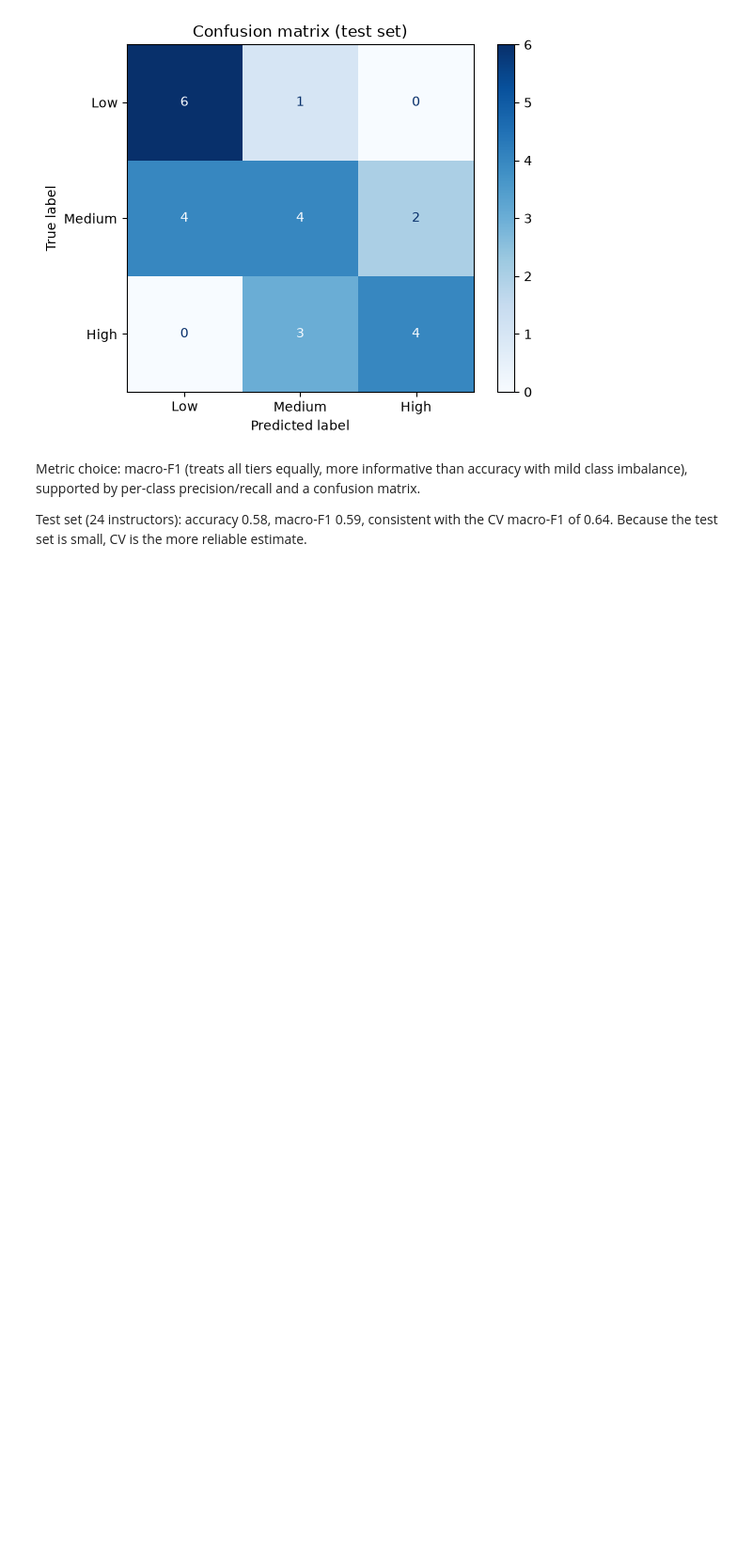
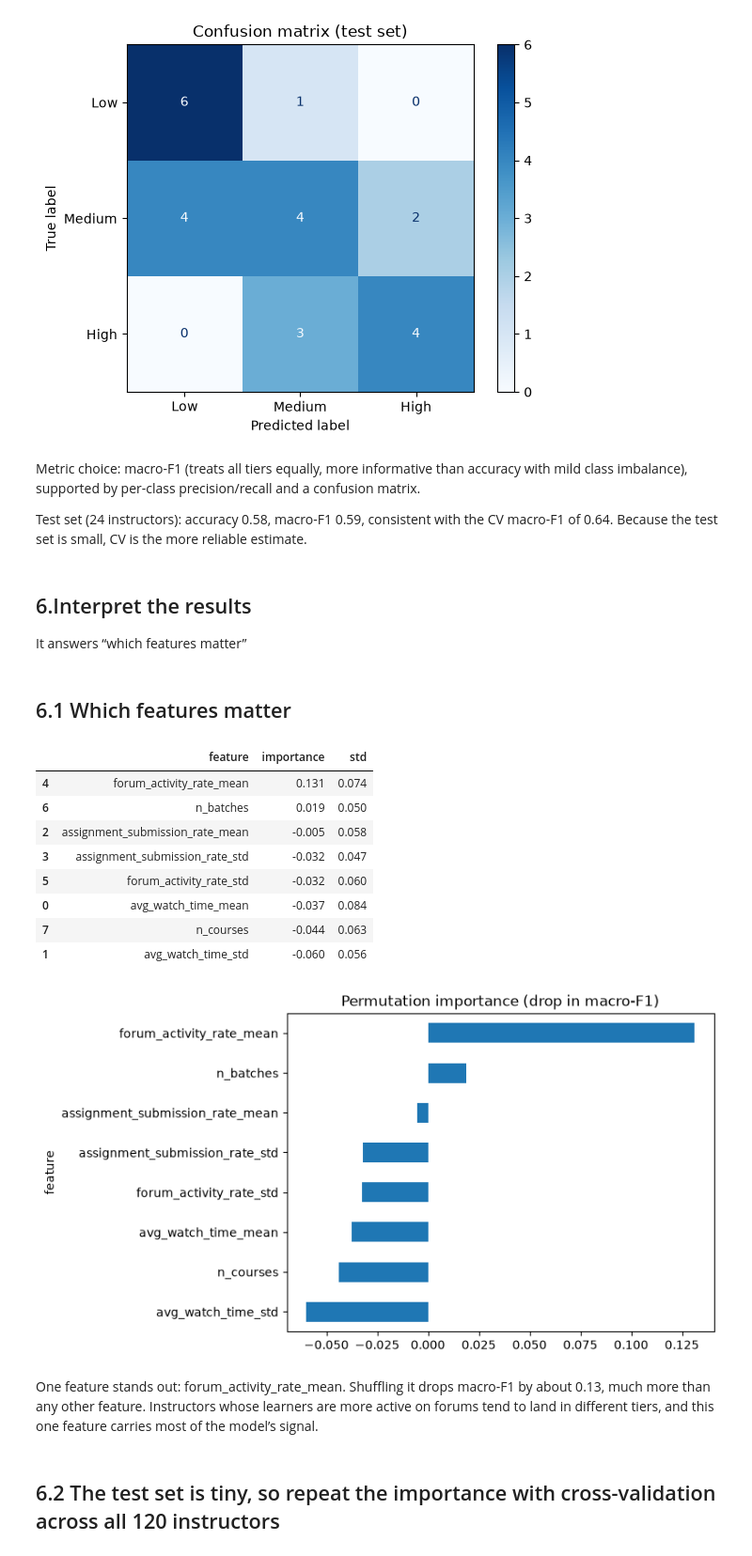
Before and after one commit to MdSahil1702/InternshipAssignments, a Jupyter notebook: Accredian Data Science & AI Content Specialist internship/Instructor_Effectiveness_Modeling.ipynb, the cells around one changed output. Shown at 94% size. Saved outputs shown, nothing was run; the diff lists cells and outputs as text; code cells hidden in the pictures; blank space fills up the shorter version.

Commit message:
interpreting the results and answering the questions

```diff
--- a/Accredian Data Science & AI Content Specialist internship/Instructor_Effectiveness_Modeling.ipynb
+++ b/Accredian Data Science & AI Content Specialist internship/Instructor_Effectiveness_Modeling.ipynb
@@ -489,3 +489,39 @@ weighted avg       0.58      0.58      0.57        24
 Metric choice: macro-F1 (treats all tiers equally, more informative than accuracy with mild class imbalance), supported by per-class precision/recall and a confusion matrix.
 
 Test set (24 instructors): accuracy 0.58, macro-F1 0.59, consistent with the CV macro-F1 of 0.64. Because the test set is small, CV is the more reliable estimate.
+# %% [markdown]
+## 6.Interpret the results
+It answers “which features matter”
+# %% [markdown]
+## 6.1 Which features matter
+# %%
+from sklearn.inspection import permutation_importance
+
+# Permutation importance: how much does macro-F1 drop when a feature is shuffled?
+# Done on the held-out set so it reflects real predictive value, not memorization.
+perm = permutation_importance(final_model, X_test, y_test, scoring="f1_macro",
+                              n_repeats=30, random_state=SEED)
+perm_df = (pd.DataFrame({"feature": X.columns,
+                         "importance": perm.importances_mean,
+                         "std": perm.importances_std})
+           .sort_values("importance", ascending=False))
+display(perm_df.round(3))
+
+perm_df.sort_values("importance").plot.barh(x="feature", y="importance", legend=False)
+plt.title("Permutation importance (drop in macro-F1)")
+plt.show()
+# %% [output]
+|  | feature | importance | std |
+| 4 | forum_activity_rate_mean | 0.131 | 0.074 |
+| 6 | n_batches | 0.019 | 0.050 |
+| 2 | assignment_submission_rate_mean | -0.005 | 0.058 |
+| 3 | assignment_submission_rate_std | -0.032 | 0.047 |
+| 5 | forum_activity_rate_std | -0.032 | 0.060 |
+| 0 | avg_watch_time_mean | -0.037 | 0.084 |
+| 7 | n_courses | -0.044 | 0.063 |
+| 1 | avg_watch_time_std | -0.060 | 0.056 |
+[figure, added]
+# %% [markdown]
+One feature stands out: forum_activity_rate_mean. Shuffling it drops macro-F1 by about 0.13, much more than any other feature. Instructors whose learners are more active on forums tend to land in different tiers, and this one feature carries most of the model’s signal.
+# %% [markdown]
+## 6.2 The test set is tiny, so repeat the importance with cross-validation across all 120 instructors
```
Also changed, not shown: parts of 9 cells of this notebook.
